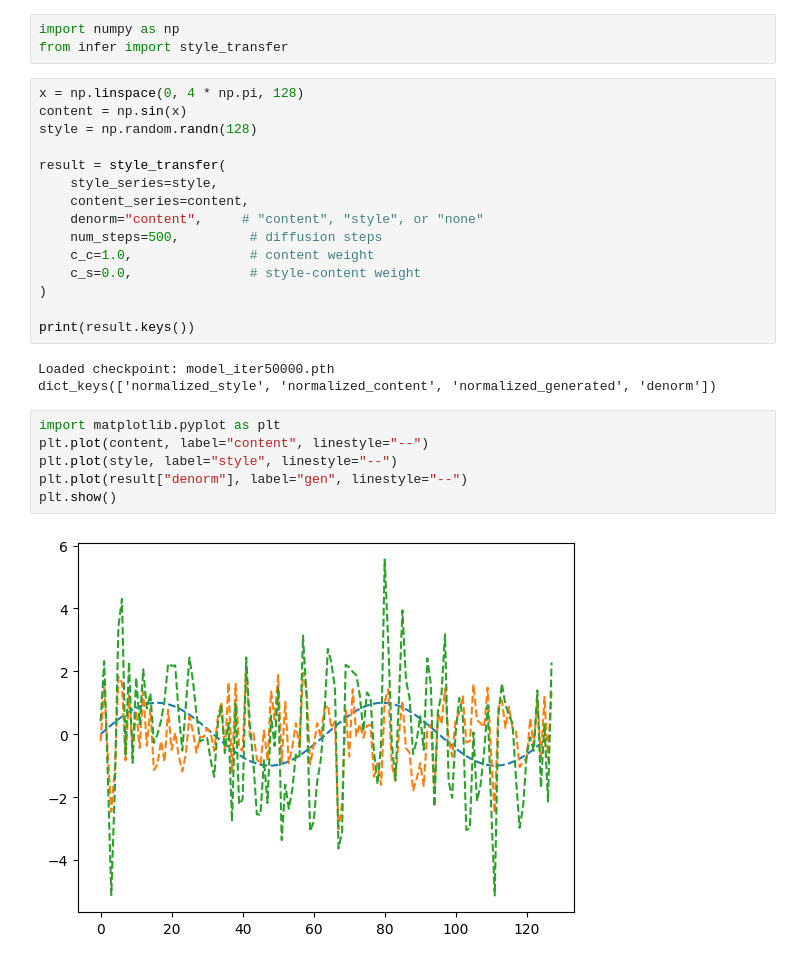
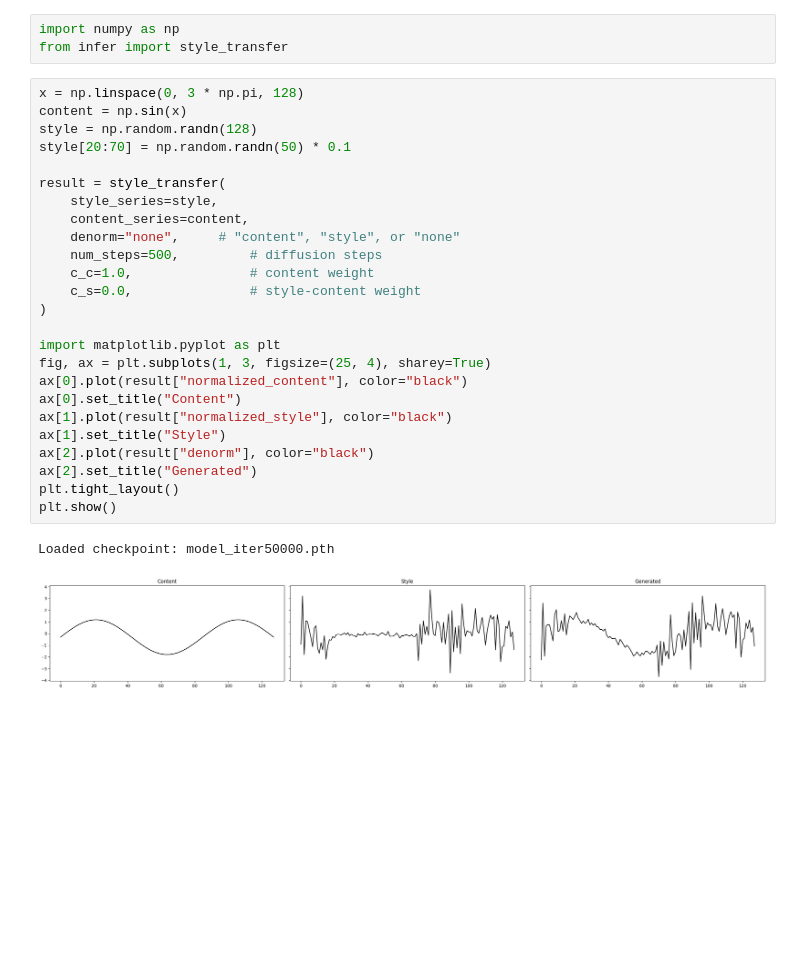
Before and after one commit to mayanknagda/style-transfer-for-high-fidelity-time-series-augmentation, a Jupyter notebook: tutorial.ipynb, the cells around one changed output. Cells and saved outputs as stored; diff of their text form; blank space fills up the shorter version.

```diff
--- a/tutorial.ipynb
+++ b/tutorial.ipynb
@@ -2,28 +2,30 @@
 import numpy as np
 from infer import style_transfer
 # %%
-x = np.linspace(0, 4 * np.pi, 128)
+x = np.linspace(0, 3 * np.pi, 128)
 content = np.sin(x)
 style = np.random.randn(128)
+style[20:70] = np.random.randn(50) * 0.1
 
 result = style_transfer(
     style_series=style,
     content_series=content,
-    denorm="content",     # "content", "style", or "none"
+    denorm="none",     # "content", "style", or "none"
     num_steps=500,         # diffusion steps
     c_c=1.0,               # content weight
     c_s=0.0,               # style-content weight
 )
 
-print(result.keys())
+import matplotlib.pyplot as plt
+fig, ax = plt.subplots(1, 3, figsize=(25, 4), sharey=True)
+ax[0].plot(result["normalized_content"], color="black")
+ax[0].set_title("Content")
+ax[1].plot(result["normalized_style"], color="black")
+ax[1].set_title("Style")
+ax[2].plot(result["denorm"], color="black")
+ax[2].set_title("Generated")
+plt.tight_layout()
+plt.show()
 # %% [output]
 Loaded checkpoint: model_iter50000.pth
-dict_keys(['normalized_style', 'normalized_content', 'normalized_generated', 'denorm'])
+[figure, added]
-# %%
-import matplotlib.pyplot as plt
-plt.plot(content, label="content", linestyle="--")
-plt.plot(style, label="style", linestyle="--")
-plt.plot(result["denorm"], label="gen", linestyle="--")
-plt.show()
-# %% [output]
-[figure, removed]
```
Also changed, not shown: parts of 3 cells of this notebook, 6 other files.
